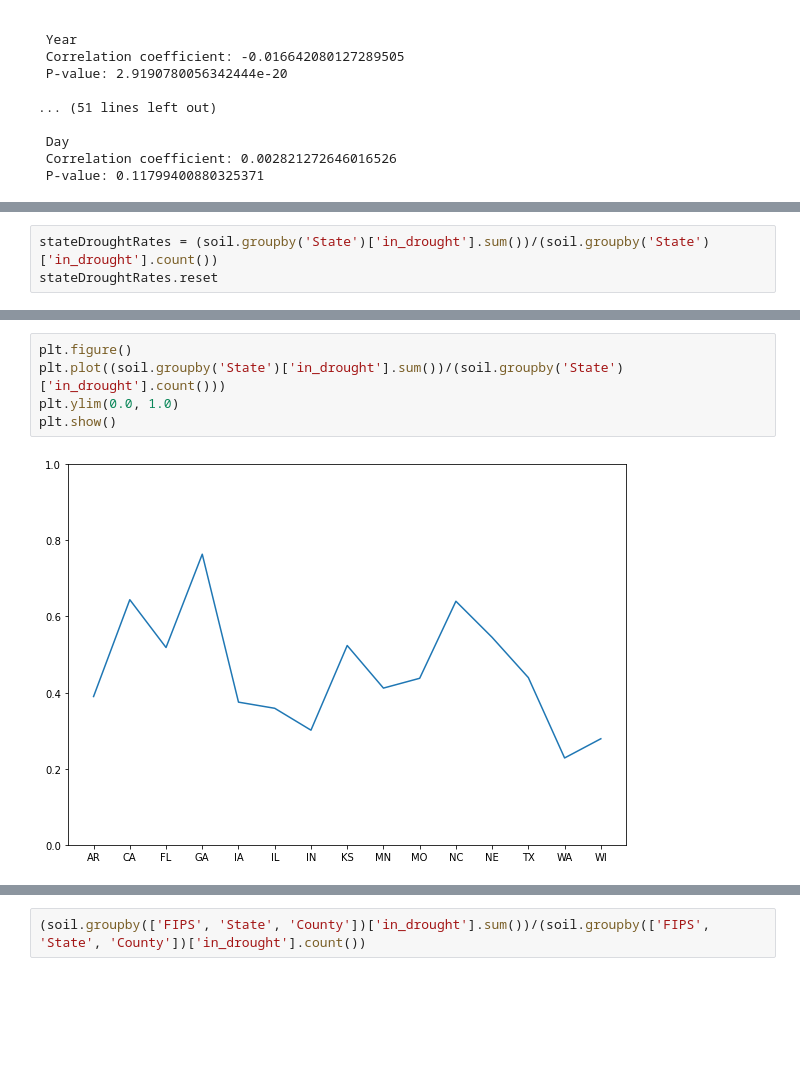
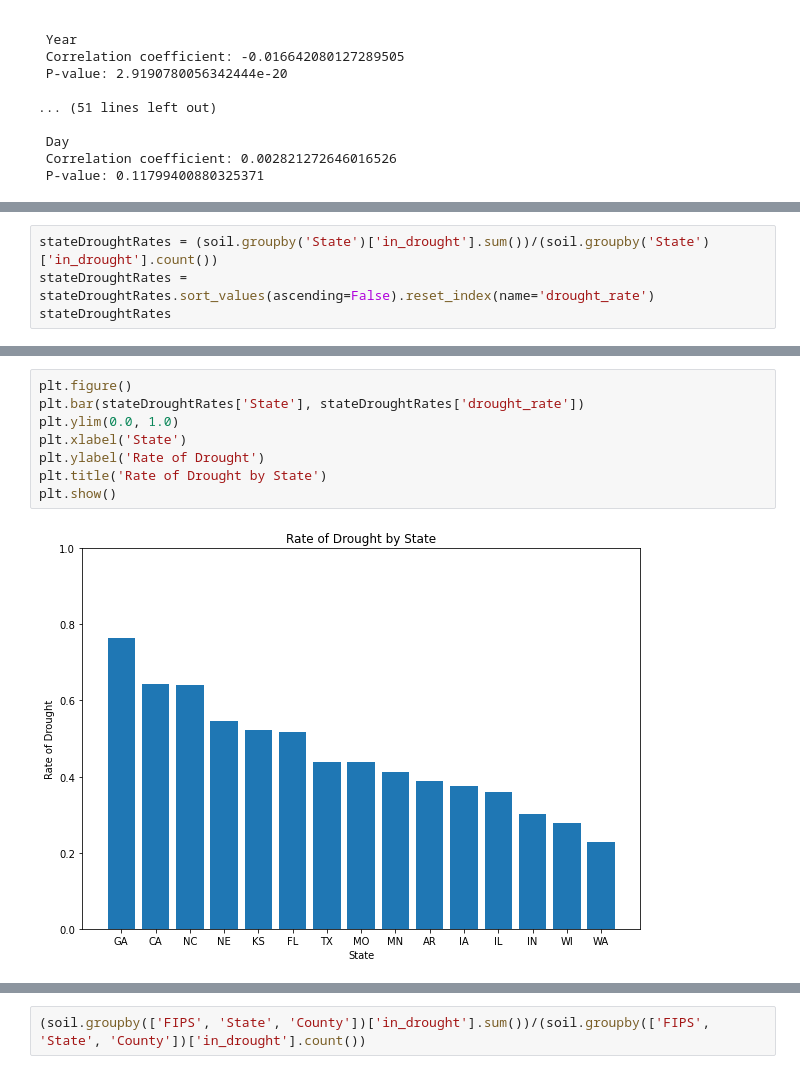
Before and after one commit to gweggurs/Soil, a Jupyter notebook: Soil, EDA.ipynb, the cells around one changed output, grey strips where cells are left out. Saved outputs shown, nothing was run; the diff lists cells and outputs as text; blank space fills up the shorter version.

```diff
--- a/Soil, EDA.ipynb
+++ b/Soil, EDA.ipynb
@@ -624,4 +678,5 @@ Name: in_drought, dtype: int64
 # %%
 stateDroughtRates = (soil.groupby('State')['in_drought'].sum())/(soil.groupby('State')['in_drought'].count())
-stateDroughtRates.reset
+stateDroughtRates = stateDroughtRates.sort_values(ascending=False).reset_index(name='drought_rate')
+stateDroughtRates
 # %% [output]
@@ -645,7 +699,10 @@ Name: in_drought, dtype: float64
 # %%
 plt.figure()
-plt.plot((soil.groupby('State')['in_drought'].sum())/(soil.groupby('State')['in_drought'].count()))
+plt.bar(stateDroughtRates['State'], stateDroughtRates['drought_rate'])
 plt.ylim(0.0, 1.0)
+plt.xlabel('State')
+plt.ylabel('Rate of Drought')
+plt.title('Rate of Drought by State')
 plt.show()
 # %% [output]
-[figure, old version]
+[figure, new version]
```
Also changed, not shown: parts of 119 cells of this notebook.
